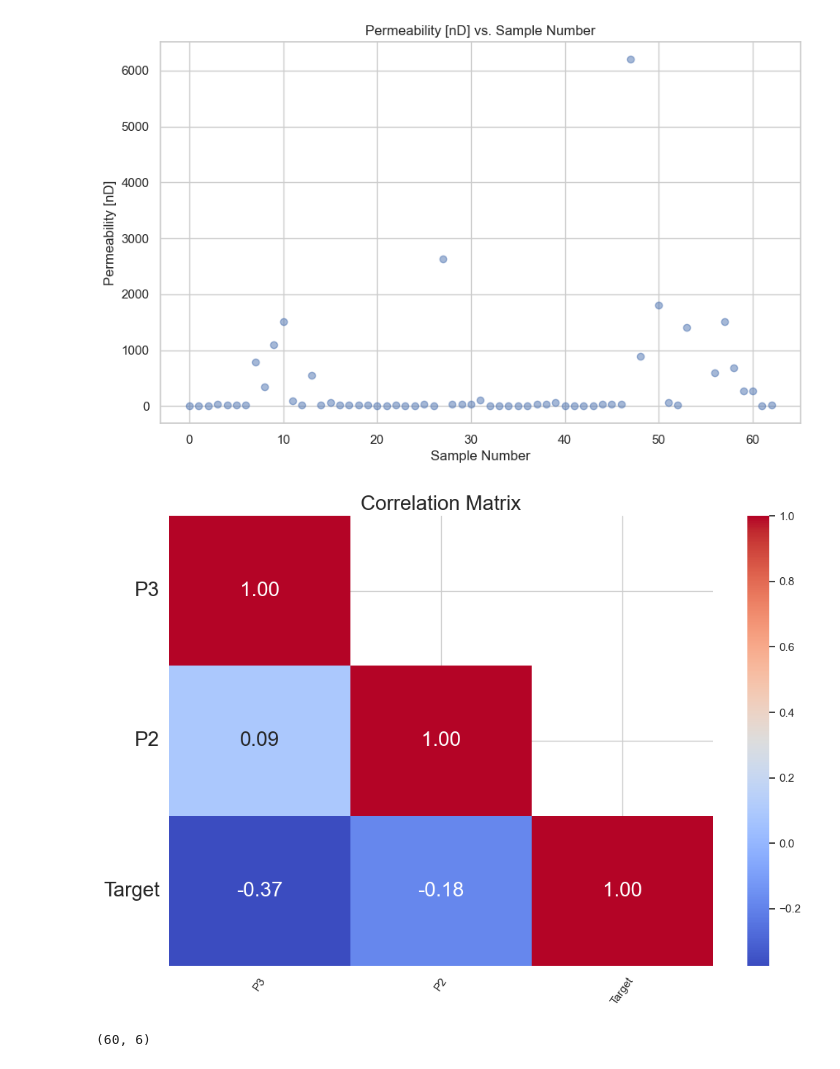
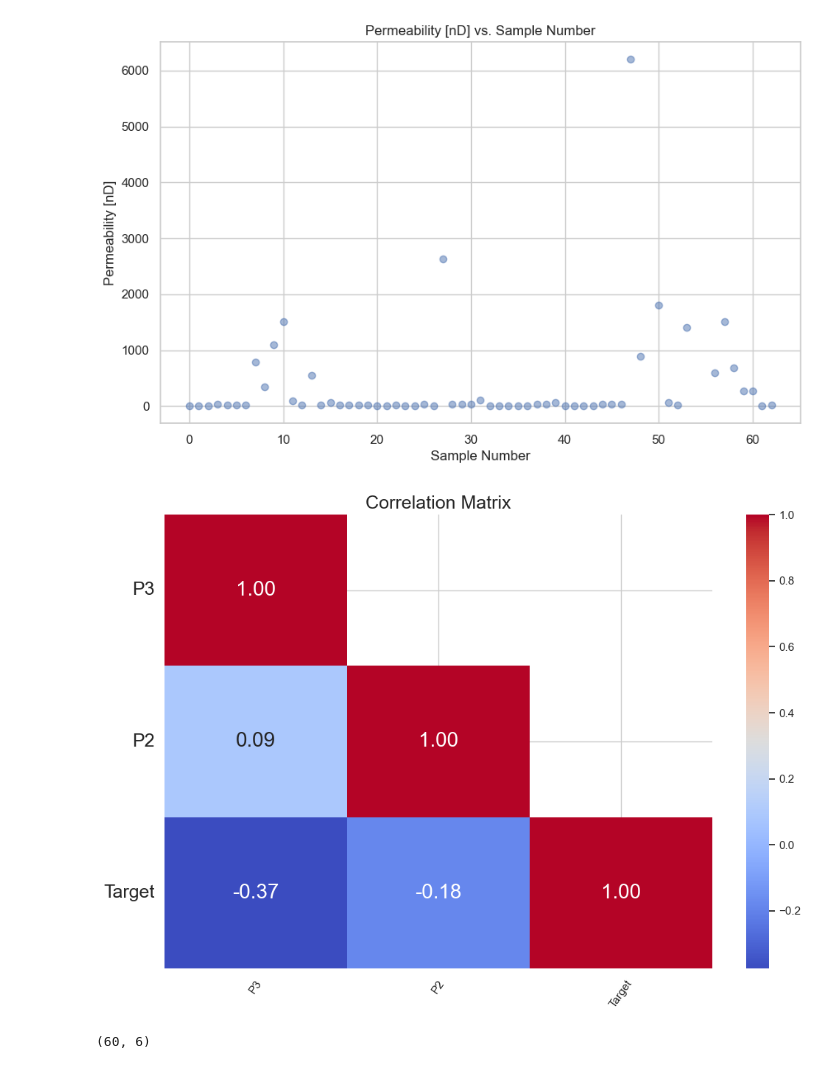
Before and after one commit to rockmechanics-illinois/Caprock, a Jupyter notebook: Breakthrough Pressure Prediction Final.ipynb, the cells around one changed output. Saved outputs shown, nothing was run; the diff lists cells and outputs as text; code cells hidden in the pictures.

```diff
--- a/Breakthrough Pressure Prediction Final.ipynb
+++ b/Breakthrough Pressure Prediction Final.ipynb
@@ -304,19 +368,19 @@ plt.show()
 # %%
 #df.rename(columns={'Breakthrough pressure [MPa]': 'BP [MPa]'}, inplace=True)
 
 cols = ['P3', 'P2',  'Target']
 correlation_matrix = df[cols].corr()
 
 mask = np.triu(np.ones_like(correlation_matrix, dtype=bool), k=1)
 
 plt.figure(figsize=(12, 8))
 sns.heatmap(correlation_matrix, annot=True, mask=mask, cmap='coolwarm', fmt='.2f', annot_kws={"size": 20})
-plt.title('Correlation Matrix', fontsize=20, fontname='Arial')
-plt.yticks(rotation=0, fontsize=20, fontname='Arial')
+plt.title('Correlation Matrix', fontsize=18, fontname='Arial')
+plt.yticks(rotation=0, fontsize=18, fontname='Arial')
 plt.xticks(rotation=55, fontname='Arial')
 plt.show()
 # %% [output]
-[figure, old version]
+[figure, new version]
 # %%
 df.shape
 # %% [output]
```
Also changed, not shown: parts of 10 cells of this notebook.
